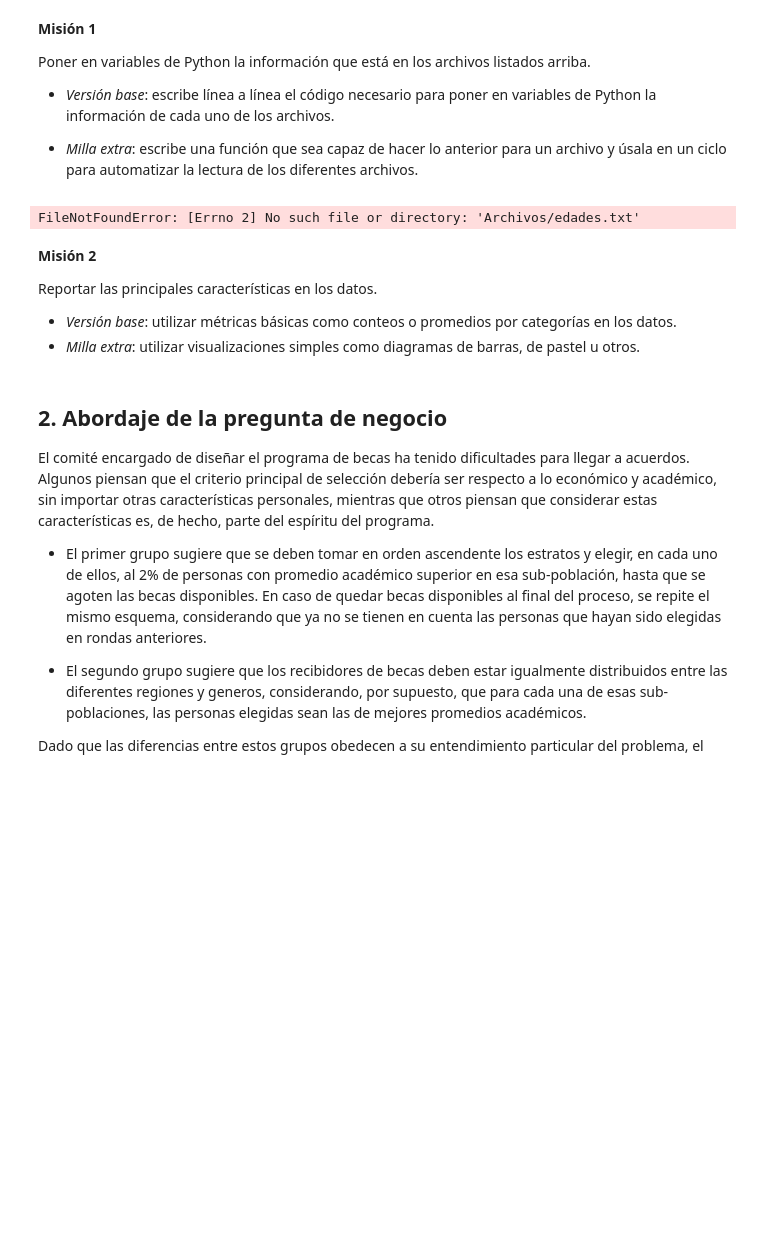
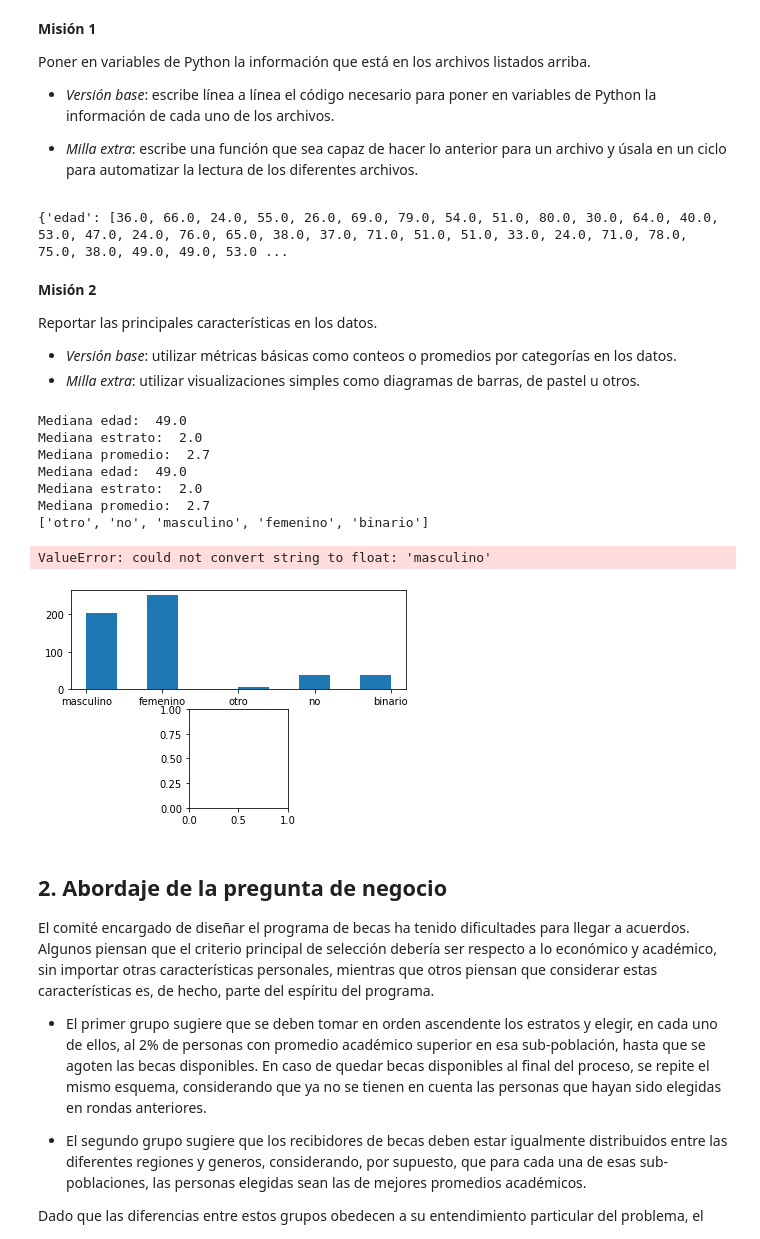
Before and after one commit to maflecha/MIIA_estudiante_12, a Jupyter notebook: Laboratorios/Lab_1_12.ipynb, the cells around one changed output. Drawn from its saved outputs; the diff is of its cells as text; code cells hidden in the pictures; blank space fills up the shorter version.

```diff
--- a/Laboratorios/Lab_1_12.ipynb
+++ b/Laboratorios/Lab_1_12.ipynb
@@ -47,19 +47,3 @@ Poner en variables de Python la información que está en los archivos listados
 * *Versión base*: escribe línea a línea el código necesario para poner en variables de Python la información de cada uno de los archivos.
 
 * *Milla extra*: escribe una función que sea capaz de hacer lo anterior para un archivo y úsala en un ciclo para automatizar la lectura de los diferentes archivos.
-# %%
-# código
-import os
-
-files=os.listdir(".\Archivos")
-
-edades=open("Archivos/edades.txt")
-print(edades)
-
-#def read_files (path_files)
-#    data={}
-#    files=os.listdir(path_files)
-
-#    for i in files:
-# %% [output]
-FileNotFoundError: [Errno 2] No such file or directory: 'Archivos/edades.txt'
@@ -66,3 +91,7 @@ FileNotFoundError: [Errno 2] No such file or directory: 'Archivos/edades.txt'
+# %%
+print(datos)
+# %% [output]
+{'edad': [36.0, 66.0, 24.0, 55.0, 26.0, 69.0, 79.0, 54.0, 51.0, 80.0, 30.0, 64.0, 40.0, 53.0, 47.0, 24.0, 76.0, 65.0, 38.0, 37.0, 71.0, 51.0, 51.0, 33.0, 24.0, 71.0, 78.0, 75.0, 38.0, 49.0, 49.0, 53.0 ...
 # %% [markdown]
 **Misión 2**
 
@@ -72,19 +101,79 @@ Reportar las principales características en los datos.
 # %%
 # código
 
 # importación de paquetes necesarios
+import matplotlib.pyplot as plt
+import statistics
 
 
 # función que calcula la mediana de una lista de datos numéricos
+median_edad=statistics.median(datos["edad"])
+median_estrato=statistics.median(datos["estrato"])
+median_promedio=statistics.median(datos["promedio"])
 
+print("Mediana edad: ",median_edad)
+print("Mediana estrato: ",median_estrato)
+print("Mediana promedio: ",median_promedio)
 
 # función que calcula la desviación de una lista de datos numéricos
+
+desviacion_edad=statistics.stdev(datos["edad"])
+desviacion_estrato=statistics.stdev(datos["estrato"])
+desviacion_promedio=statistics.stdev(datos["promedio"])
+
+print("Mediana edad: ",median_edad)
+print("Mediana estrato: ",median_estrato)
+print("Mediana promedio: ",median_promedio)
 
 
 '''
 función que visualiza las características de una población dada
 (nota que la variable 'poblacion' es local; podemos pasar cualquier población a la función)
 '''
+
+def unique (lista):
+    unicos=[]
+
+    for i in lista:
+        if i not in unicos:
+            unicos.append(i)
+    unicos.sort(reverse=True)
+    return unicos
+
+
+def graficar(poblacion):
+
+    #labels= unicos(poblacion)
+    fig, axs = plt.subplots(2)
+
+    axs[0].hist(poblacion)
+    #axs[0].gca().set(title='Histograma', ylabel='Frequency')
+
+
+
+    labels=unique(poblacion)
+    print(labels)
+
+
+    axs[1].pie(poblacion, labels=labels)
+
+
+
+
+
+
+
+graficar(datos["genero"])
+# %% [output]
+Mediana edad:  49.0
+Mediana estrato:  2.0
+Mediana promedio:  2.7
+Mediana edad:  49.0
+Mediana estrato:  2.0
+Mediana promedio:  2.7
+['otro', 'no', 'masculino', 'femenino', 'binario']
+ValueError: could not convert string to float: 'masculino'
+[figure, added]
 # %% [markdown]
 ## 2. Abordaje de la pregunta de negocio
 
```
Also changed, not shown: parts of 8 cells of this notebook, 3 other files.
